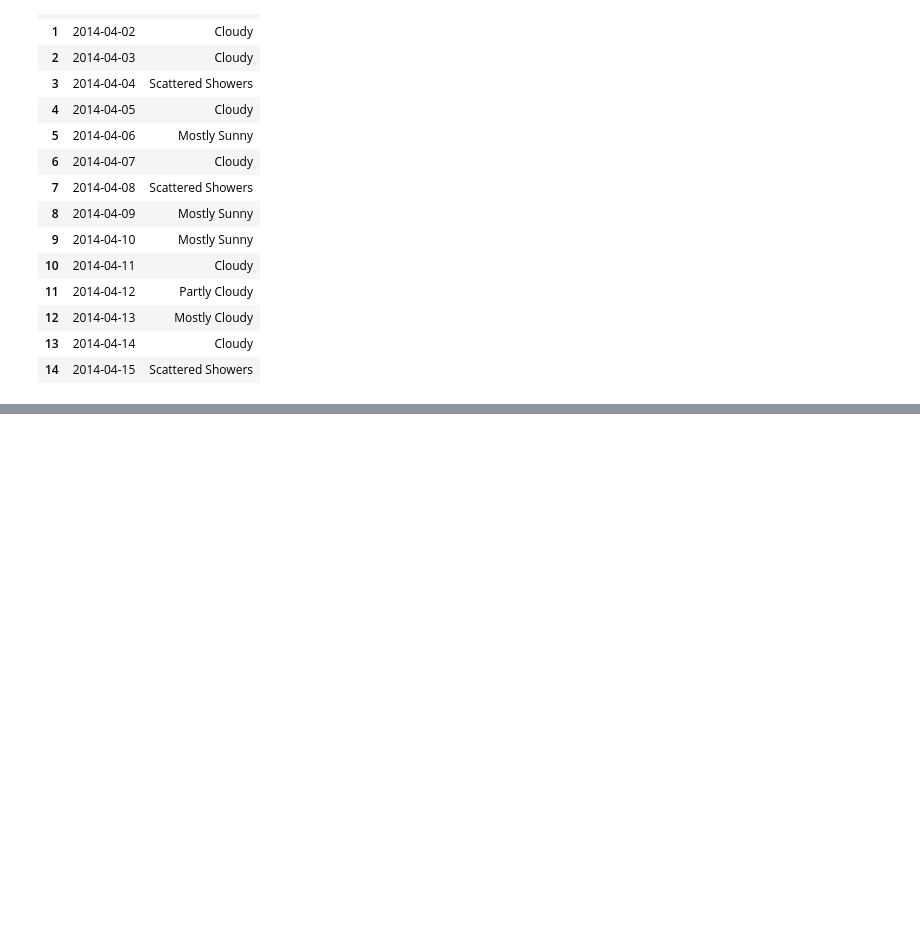
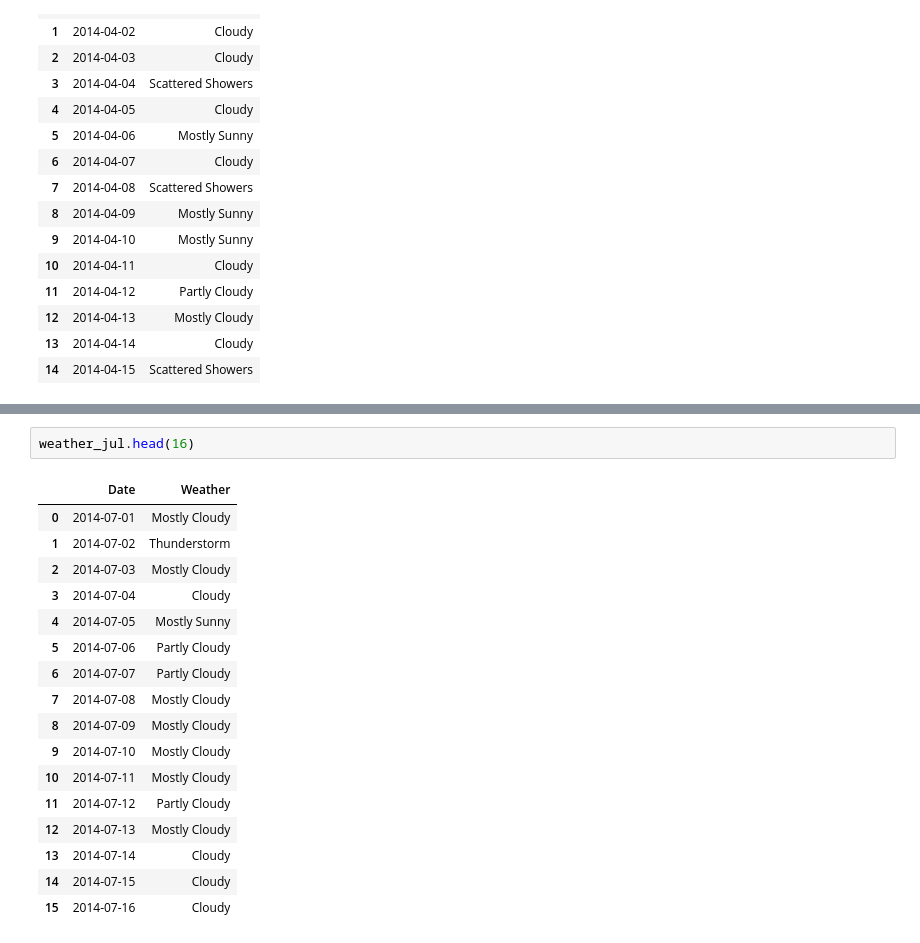
Before and after one commit to Kamerondee/UbervsWeather_Pro1, a Jupyter notebook: main.ipynb, the cells around one changed output, grey strips where cells are left out. Saved outputs shown, nothing was run; the diff lists cells and outputs as text; blank space fills up the shorter version.

```diff
--- a/main.ipynb
+++ b/main.ipynb
@@ -566,0 +654,20 @@ weather_apr.tail()
+# %%
+weather_jul.head(16)
+# %% [output]
+|  | Date | Weather |
+| 0 | 2014-07-01 | Mostly Cloudy |
+| 1 | 2014-07-02 | Thunderstorm |
+| 2 | 2014-07-03 | Mostly Cloudy |
+| 3 | 2014-07-04 | Cloudy |
+| 4 | 2014-07-05 | Mostly Sunny |
+| 5 | 2014-07-06 | Partly Cloudy |
+| 6 | 2014-07-07 | Partly Cloudy |
+| 7 | 2014-07-08 | Mostly Cloudy |
+| 8 | 2014-07-09 | Mostly Cloudy |
+| 9 | 2014-07-10 | Mostly Cloudy |
+| 10 | 2014-07-11 | Mostly Cloudy |
+| 11 | 2014-07-12 | Partly Cloudy |
+| 12 | 2014-07-13 | Mostly Cloudy |
+| 13 | 2014-07-14 | Cloudy |
+| 14 | 2014-07-15 | Cloudy |
+| 15 | 2014-07-16 | Cloudy |
```
Also changed, not shown: parts of 11 cells of this notebook.
